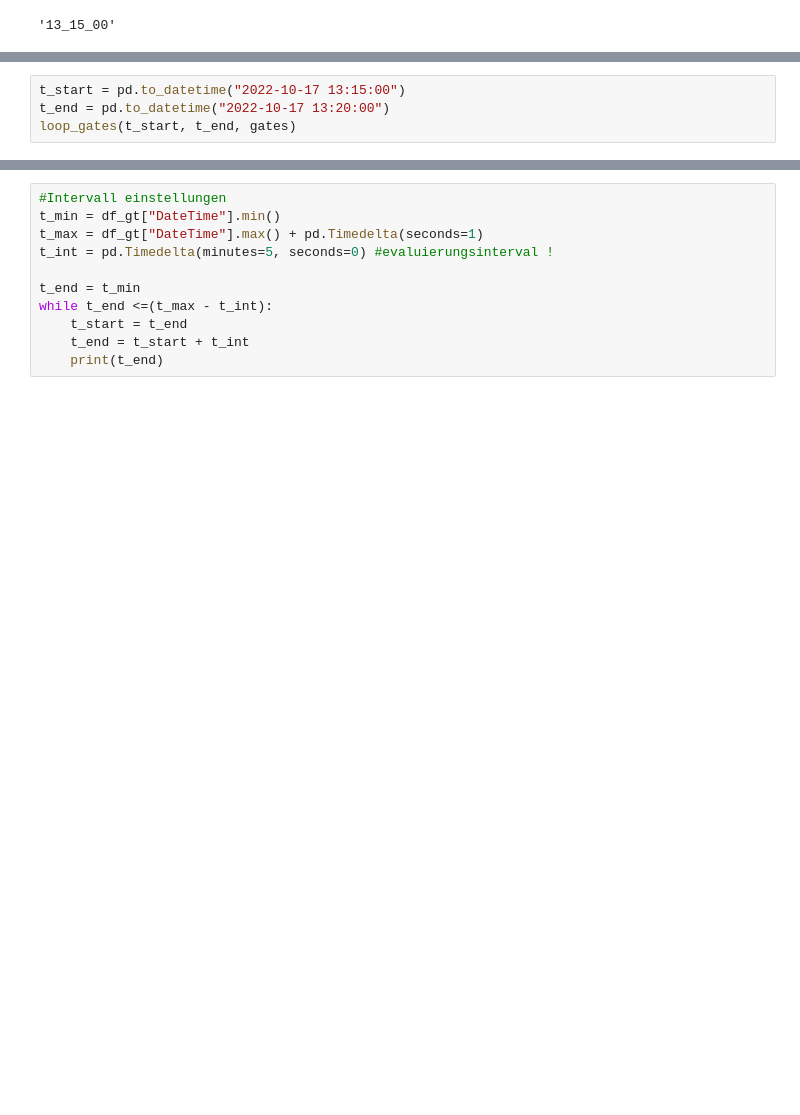
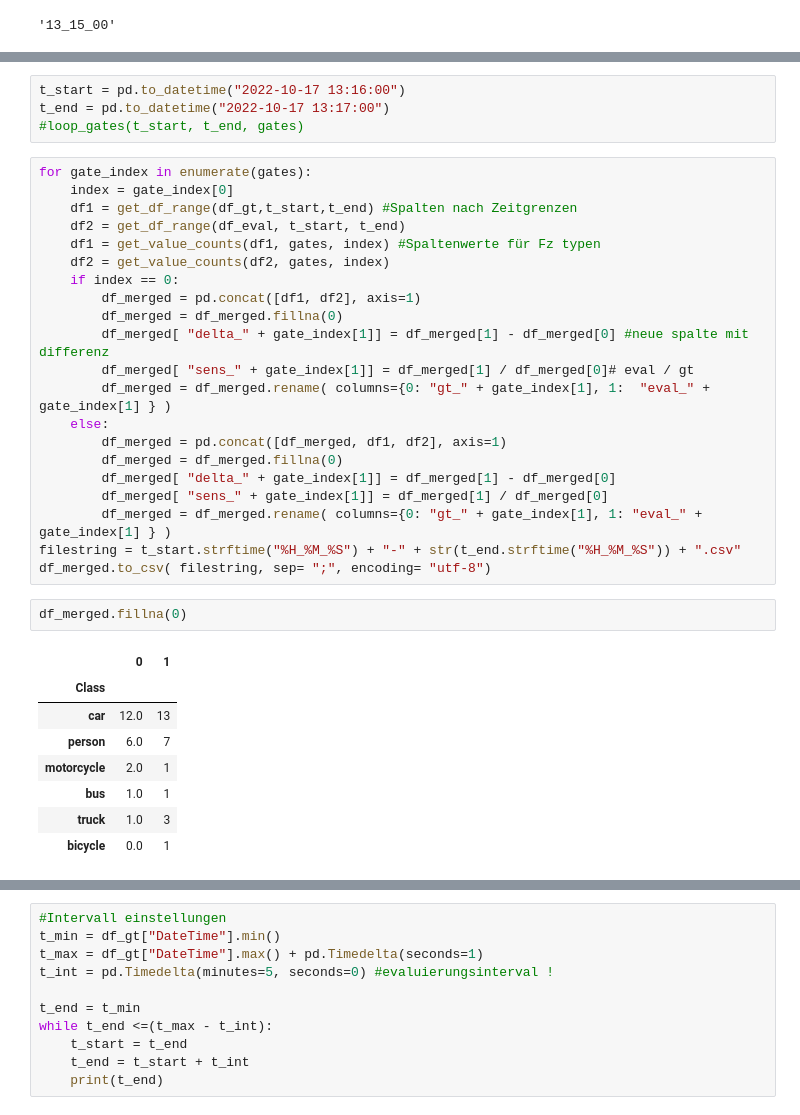
Before and after one commit to Sebastian-Gerken/hauptseminararbeit_genauigkeit_automatisierter_zahlungen_fuss_rad, a Jupyter notebook: auswertung.ipynb, the cells around one changed output, grey strips where cells are left out. Drawn from its saved outputs; the diff is of its cells as text; blank space fills up the shorter version.

```diff
--- a/auswertung.ipynb
+++ b/auswertung.ipynb
@@ -115,4 +120,36 @@ t_start.strftime("%H_%M_%S")
 # %%
-t_start = pd.to_datetime("2022-10-17 13:15:00")
-t_end = pd.to_datetime("2022-10-17 13:20:00")
-loop_gates(t_start, t_end, gates)
+t_start = pd.to_datetime("2022-10-17 13:16:00")
+t_end = pd.to_datetime("2022-10-17 13:17:00")
+#loop_gates(t_start, t_end, gates)
+# %%
+for gate_index in enumerate(gates):
+    index = gate_index[0]
+    df1 = get_df_range(df_gt,t_start,t_end) #Spalten nach Zeitgrenzen
+    df2 = get_df_range(df_eval, t_start, t_end)
+    df1 = get_value_counts(df1, gates, index) #Spaltenwerte für Fz typen
+    df2 = get_value_counts(df2, gates, index)
+    if index == 0:
+        df_merged = pd.concat([df1, df2], axis=1)
+        df_merged = df_merged.fillna(0)
+        df_merged[ "delta_" + gate_index[1]] = df_merged[1] - df_merged[0] #neue spalte mit differenz
+        df_merged[ "sens_" + gate_index[1]] = df_merged[1] / df_merged[0]# eval / gt
+        df_merged = df_merged.rename( columns={0: "gt_" + gate_index[1], 1:  "eval_" + gate_index[1] } )
+    else:
+        df_merged = pd.concat([df_merged, df1, df2], axis=1)
+        df_merged = df_merged.fillna(0)
+        df_merged[ "delta_" + gate_index[1]] = df_merged[1] - df_merged[0]
+        df_merged[ "sens_" + gate_index[1]] = df_merged[1] / df_merged[0]
+        df_merged = df_merged.rename( columns={0: "gt_" + gate_index[1], 1: "eval_" + gate_index[1] } )
+filestring = t_start.strftime("%H_%M_%S") + "-" + str(t_end.strftime("%H_%M_%S")) + ".csv"
+df_merged.to_csv( filestring, sep= ";", encoding= "utf-8")
+# %%
+df_merged.fillna(0)
+# %% [output]
+|  | 0 | 1 |
+| Class |  |  |
+| car | 12.0 | 13 |
+| person | 6.0 | 7 |
+| motorcycle | 2.0 | 1 |
+| bus | 1.0 | 1 |
+| truck | 1.0 | 3 |
+| bicycle | 0.0 | 1 |
```
Also changed, not shown: parts of 8 cells of this notebook, 5 other files.
